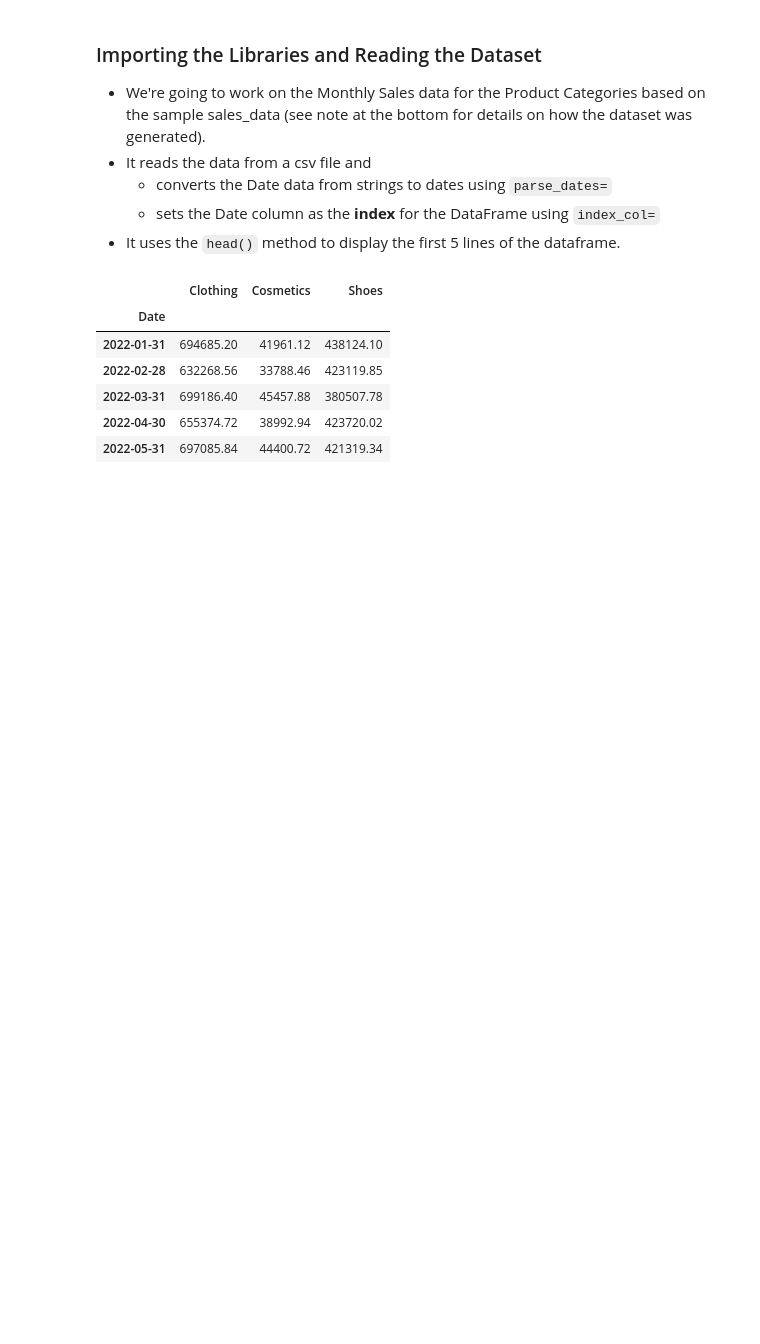
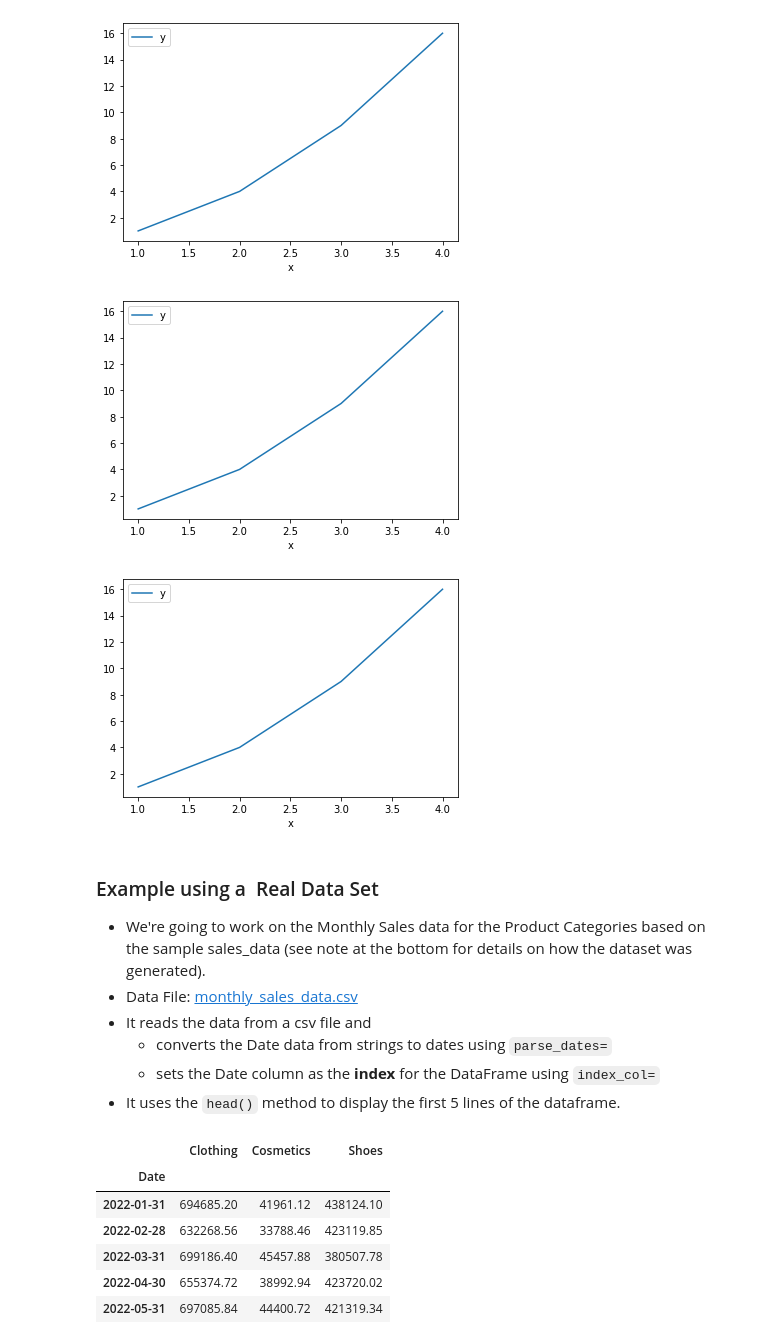
Before and after one commit to dgregg/Jupyter, a Jupyter notebook: Notebooks/Pandas Line Lecture.ipynb, the cells around one changed output. Cells and saved outputs as stored; diff of their text form; code cells hidden in the pictures; blank space fills up the shorter version.

```diff
--- a/Notebooks/Pandas Line Lecture.ipynb
+++ b/Notebooks/Pandas Line Lecture.ipynb
@@ -16,7 +22,22 @@
+# %%
+# Must import the Pandas Library
+import pandas as pd
+df = pd.DataFrame({ "x": [1, 2, 3, 4], "y": [1, 4, 9, 16]} )
+
+plt = df.plot.line(x = "x", y = "y")
+# or you can use
+plt = df.plot(kind='line', x = "x", y = "y")
+# or you can use (because line is the default)
+plt = df.plot(x = "x", y = "y")
+# %% [output]
+[figure, added]
+[figure, added]
+[figure, added]
 # %% [markdown]
-<h3>Importing the Libraries and Reading the Dataset</h3>
+<h3>Example using a  Real Data Set</h3>
 <ul>
 <li>We're going to work on the Monthly Sales data for the Product Categories based on the sample sales_data (see note at the bottom for details on how the dataset was generated).</li>
+<li>Data File: <a href="data/monthly_sales_data.csv" target="_blank" rel="noopener" >monthly_sales_data.csv</a></li>
 <li>It reads the data from a csv file and
 <ul>
 <li>converts the Date data from strings to dates using <code>parse_dates=</code></li>
```
Also changed, not shown: parts of 5 cells of this notebook, 7 other files.
